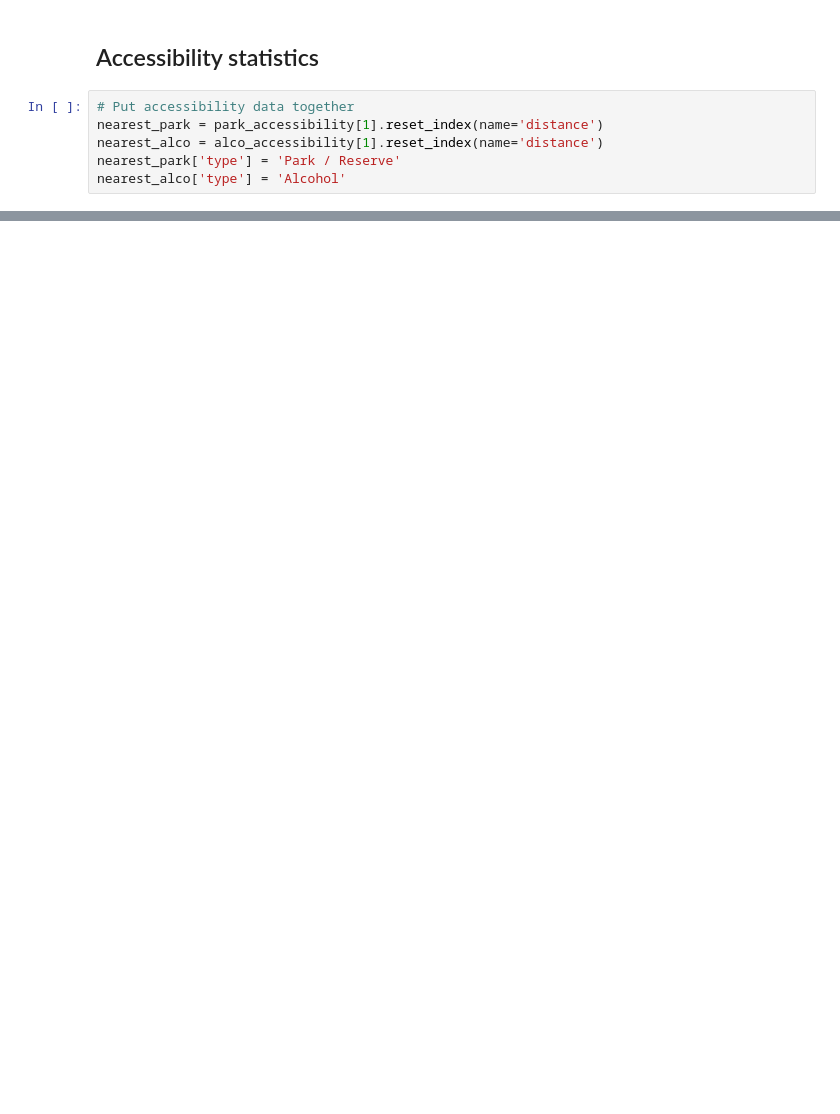
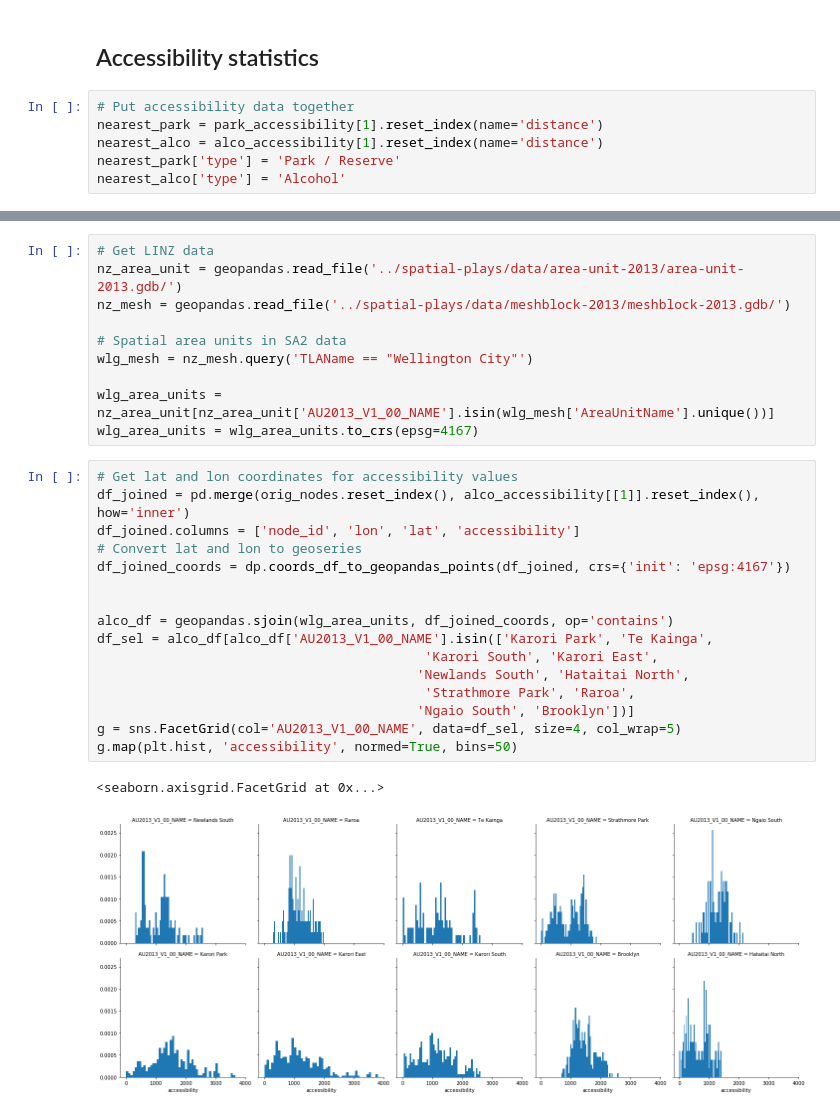
Before and after one commit to shriv/playground-pubs, a Jupyter notebook: Playgrounds vs Pubs.ipynb, the cells around one changed output, grey strips where cells are left out. Drawn from its saved outputs; the diff is of its cells as text; blank space fills up the shorter version.

```diff
--- a/Playgrounds vs Pubs.ipynb
+++ b/Playgrounds vs Pubs.ipynb
@@ -386,0 +381,29 @@ g.add_legend()
+# %%
+# Get LINZ data
+nz_area_unit = geopandas.read_file('../spatial-plays/data/area-unit-2013/area-unit-2013.gdb/')
+nz_mesh = geopandas.read_file('../spatial-plays/data/meshblock-2013/meshblock-2013.gdb/')
+
+# Spatial area units in SA2 data
+wlg_mesh = nz_mesh.query('TLAName == "Wellington City"')
+
+wlg_area_units = nz_area_unit[nz_area_unit['AU2013_V1_00_NAME'].isin(wlg_mesh['AreaUnitName'].unique())]
+wlg_area_units = wlg_area_units.to_crs(epsg=4167)
+# %%
+# Get lat and lon coordinates for accessibility values
+df_joined = pd.merge(orig_nodes.reset_index(), alco_accessibility[[1]].reset_index(), how='inner')
+df_joined.columns = ['node_id', 'lon', 'lat', 'accessibility']
+# Convert lat and lon to geoseries
+df_joined_coords = dp.coords_df_to_geopandas_points(df_joined, crs={'init': 'epsg:4167'})
+
+
+alco_df = geopandas.sjoin(wlg_area_units, df_joined_coords, op='contains')
+df_sel = alco_df[alco_df['AU2013_V1_00_NAME'].isin(['Karori Park', 'Te Kainga',
+                                          'Karori South', 'Karori East',
+                                         'Newlands South', 'Hataitai North',
+                                          'Strathmore Park', 'Raroa',
+                                         'Ngaio South', 'Brooklyn'])]
+g = sns.FacetGrid(col='AU2013_V1_00_NAME', data=df_sel, size=4, col_wrap=5)
+g.map(plt.hist, 'accessibility', normed=True, bins=50)
+# %% [output]
+<seaborn.axisgrid.FacetGrid at 0x...>
+[figure, added]
```
Also changed, not shown: parts of 9 cells of this notebook.
